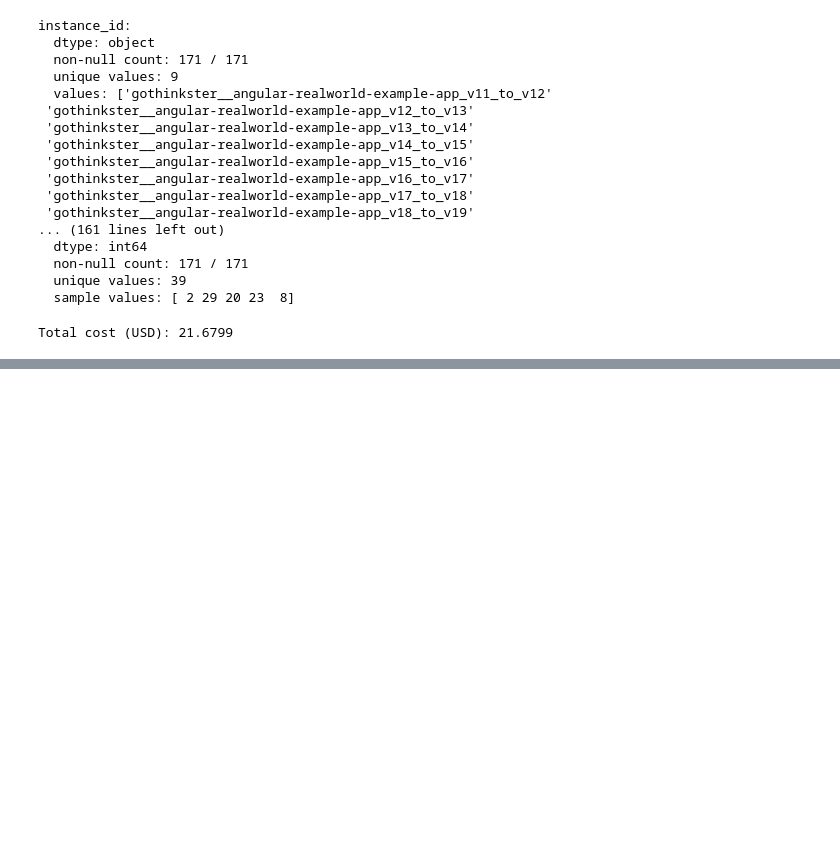
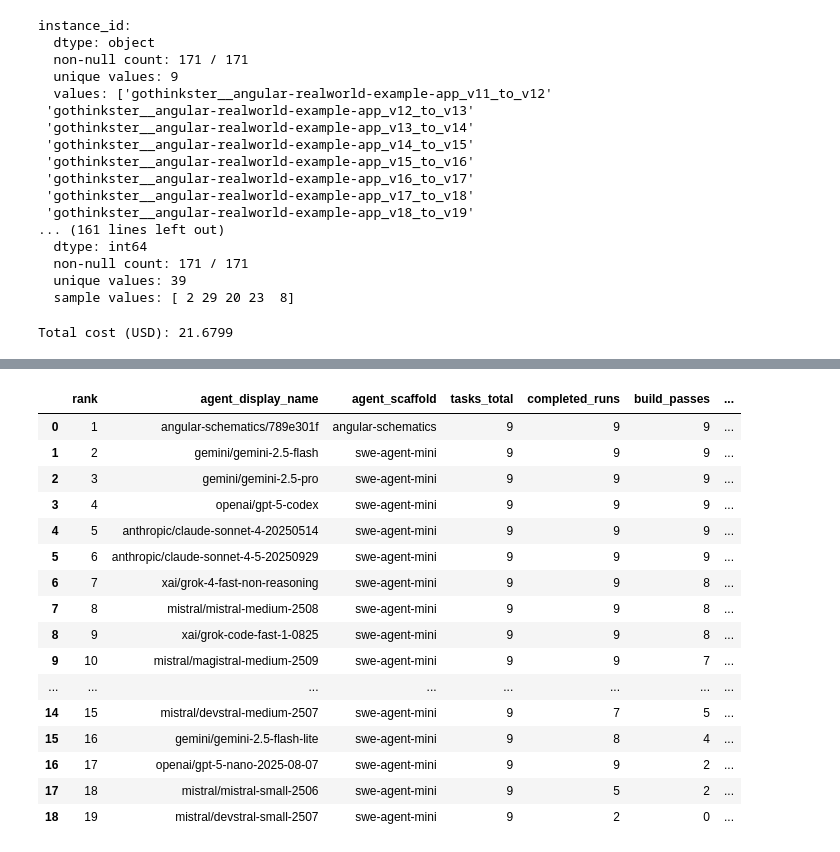
Before and after one commit to SuperMuel/BenchMac, a Jupyter notebook: analysis/analysis.ipynb, the cells around one changed output, grey strips where cells are left out. Saved outputs shown, nothing was run; the diff lists cells and outputs as text; code cells hidden in the pictures; blank space fills up the shorter version.

```diff
--- a/analysis/analysis.ipynb
+++ b/analysis/analysis.ipynb
@@ -1031,0 +920,99 @@ Resources:
+# %%
+df_leaderboard = (
+    df.assign(
+        completed_flag=(df["experiment_status"] == "completed").astype(int),
+        install_effective=df["install_success_effective"].fillna(False).astype(int),
+        target_effective=df["target_version_achieved_effective"].fillna(False).astype(int),
+        build_effective=df["build_success_effective"].fillna(False).astype(int),
+        duration_minutes=df["experiment_duration_seconds"] / 60,
+    )
+    .groupby(["agent_display_name", "agent_key", "agent_scaffold"], dropna=False)
+    .agg(
+        tasks_total=("instance_id", "count"),
+        completed_runs=("completed_flag", "sum"),
+        install_passes=("install_effective", "sum"),
+        target_passes=("target_effective", "sum"),
+        build_passes=("build_effective", "sum"),
+        avg_cost_usd=("experiment_cost_usd", "mean"),
+        median_cost_usd=("experiment_cost_usd", "median"),
+        total_cost_usd=("experiment_cost_usd", "sum"),
+        avg_duration_min=("duration_minutes", "mean"),
+        median_duration_min=("duration_minutes", "median"),
+        avg_step_count=("experiment_step_count", "mean"),
+        median_step_count=("experiment_step_count", "median"),
+        empty_diff=("empty_diff", "sum"),
+    )
+    .reset_index()
+)
+
+df_leaderboard["install_pass_rate"] = (
+    df_leaderboard["install_passes"] / df_leaderboard["tasks_total"]
+)
+df_leaderboard["target_pass_rate"] = (
+    df_leaderboard["target_passes"] / df_leaderboard["tasks_total"]
+)
+df_leaderboard["build_pass_rate"] = (
+    df_leaderboard["build_passes"] / df_leaderboard["tasks_total"]
+)
+
+leaderboard_display = (
+    df_leaderboard.sort_values(
+        ["build_pass_rate", "install_pass_rate", "target_pass_rate", "avg_cost_usd"],
+        ascending=[False, False, False, True],
+    )
+    .reset_index(drop=True)
+)
+
+leaderboard_display.insert(0, "rank", leaderboard_display.index + 1)
+leaderboard_display = leaderboard_display.assign(
+    build_pass_rate=lambda s: (s["build_pass_rate"] * 100).round(1),
+    install_pass_rate=lambda s: (s["install_pass_rate"] * 100).round(1),
+    target_pass_rate=lambda s: (s["target_pass_rate"] * 100).round(1),
+    avg_cost_usd=lambda s: s["avg_cost_usd"].round(3),
+    median_cost_usd=lambda s: s["median_cost_usd"].round(3),
+    total_cost_usd=lambda s: s["total_cost_usd"].round(2),
+    avg_duration_min=lambda s: s["avg_duration_min"].round(1),
+    median_duration_min=lambda s: s["median_duration_min"].round(1),
+    avg_step_count=lambda s: s["avg_step_count"].round(1),
+    median_step_count=lambda s: s["median_step_count"].round(1),
+)
+
+leaderboard_columns = [
+    "rank",
+    "agent_display_name",
+    "agent_scaffold",
+    "tasks_total",
+    "completed_runs",
+    "build_passes",
+    "build_pass_rate",
+    "install_pass_rate",
+    "target_pass_rate",
+    "avg_cost_usd",
+    "median_cost_usd",
+    "total_cost_usd",
+    "avg_duration_min",
+    "median_duration_min",
+    "avg_step_count",
+    "median_step_count", # TODO: this is confusing is we include the experiments where the model exceeded the step limit because of infinite loops
+    "empty_diff",
+]
+
+leaderboard_display[leaderboard_columns]
+# %% [output]
+|  | rank | agent_display_name | agent_scaffold | tasks_total | completed_runs | build_passes | ... |
+| 0 | 1 | angular-schematics/789e301f | angular-schematics | 9 | 9 | 9 | ... |
+| 1 | 2 | gemini/gemini-2.5-flash | swe-agent-mini | 9 | 9 | 9 | ... |
+| 2 | 3 | gemini/gemini-2.5-pro | swe-agent-mini | 9 | 9 | 9 | ... |
+| 3 | 4 | openai/gpt-5-codex | swe-agent-mini | 9 | 9 | 9 | ... |
+| 4 | 5 | anthropic/claude-sonnet-4-20250514 | swe-agent-mini | 9 | 9 | 9 | ... |
+| 5 | 6 | anthropic/claude-sonnet-4-5-20250929 | swe-agent-mini | 9 | 9 | 9 | ... |
+| 6 | 7 | xai/grok-4-fast-non-reasoning | swe-agent-mini | 9 | 9 | 8 | ... |
+| 7 | 8 | mistral/mistral-medium-2508 | swe-agent-mini | 9 | 9 | 8 | ... |
+| 8 | 9 | xai/grok-code-fast-1-0825 | swe-agent-mini | 9 | 9 | 8 | ... |
+| 9 | 10 | mistral/magistral-medium-2509 | swe-agent-mini | 9 | 9 | 7 | ... |
+| ... | ... | ... | ... | ... | ... | ... | ... |
+| 14 | 15 | mistral/devstral-medium-2507 | swe-agent-mini | 9 | 7 | 5 | ... |
+| 15 | 16 | gemini/gemini-2.5-flash-lite | swe-agent-mini | 9 | 8 | 4 | ... |
+| 16 | 17 | openai/gpt-5-nano-2025-08-07 | swe-agent-mini | 9 | 9 | 2 | ... |
+| 17 | 18 | mistral/mistral-small-2506 | swe-agent-mini | 9 | 5 | 2 | ... |
+| 18 | 19 | mistral/devstral-small-2507 | swe-agent-mini | 9 | 2 | 0 | ... |
```
Also changed, not shown: parts of 12 cells of this notebook.
